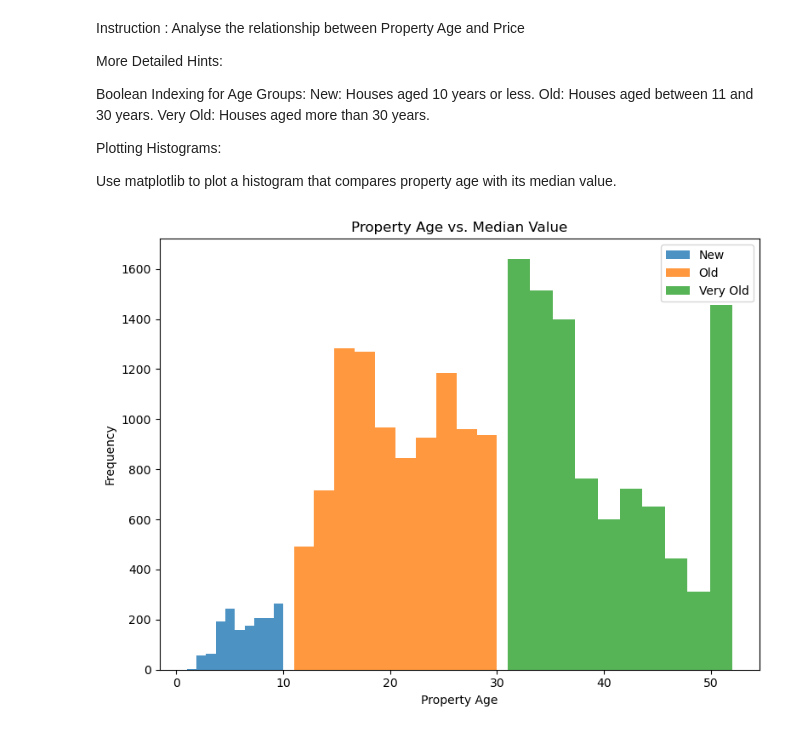
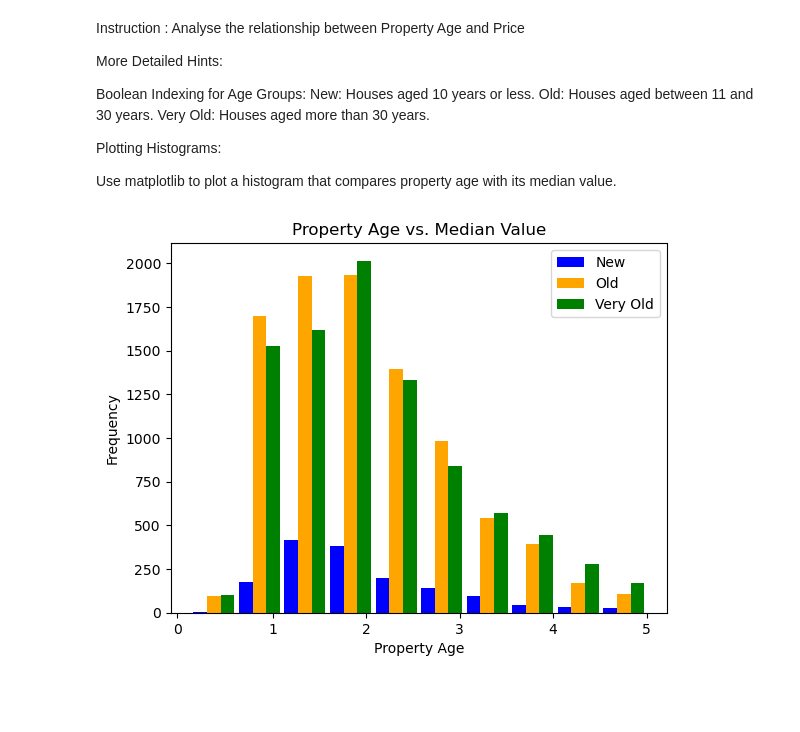
Before and after one commit to VarvaraKorableva/DI-BOOTCAMP_TTA8, a Jupyter notebook: week5/day4/CaliforniaHousing/CaliforniaHousing.ipynb, the cells around one changed output. Drawn from its saved outputs; the diff is of its cells as text; code cells hidden in the pictures; blank space fills up the shorter version.

```diff
--- a/week5/day4/CaliforniaHousing/CaliforniaHousing.ipynb
+++ b/week5/day4/CaliforniaHousing/CaliforniaHousing.ipynb
@@ -84,29 +84,35 @@ Very Old: Houses aged more than 30 years.
 Plotting Histograms:
 
 Use matplotlib to plot a histogram that compares property age with its median value.
-# %%
-data = fetch_california_housing()
-df = pd.DataFrame(data['data'], columns=data['feature_names'])
-df['Target'] = data['target']
-
-new_condition = df['HouseAge'] <= 10
-old_condition = (df['HouseAge'] >= 11) & (df['HouseAge'] <= 30)
-very_old_condition = df['HouseAge'] > 30
-
-plt.figure(figsize=(8, 6))
-
-plt.hist(df.loc[new_condition, 'HouseAge'], alpha=0.8, label=f'New')
-plt.hist(df.loc[old_condition, 'HouseAge'], alpha=0.8, label=f'Old')
-plt.hist(df.loc[very_old_condition, 'HouseAge'], alpha=0.8, label=f'Very Old')
-
-#age_price = encoded_categories.set_index(df['Target'].astype('int'))
-#age_price = age_price.groupby('Target').sum()
-
-plt.xlabel('Property Age')
-plt.ylabel('Frequency')
-plt.title('Property Age vs. Median Value')
-plt.legend()
-plt.tight_layout()
-plt.show()
-# %% [output]
-[figure, removed]
+# %%
+old_counts = []
+new_counts = []
+very_old_counts = []
+
+target_ranges = [(i * 0.5, (i + 1) * 0.5) for i in range(10)]
+
+for lower_bound, upper_bound in target_ranges:
+    filtered_df = df[(df['Target'] >= lower_bound) & (df['Target'] < upper_bound)]
+    old_counts.append(len(filtered_df[(filtered_df['HouseAge'] >= 11) & (filtered_df['HouseAge'] <= 30)]))
+    new_counts.append(len(filtered_df[filtered_df['HouseAge'] <= 10]))
+    very_old_counts.append(len(filtered_df[filtered_df['HouseAge'] > 30]))
+
+fig, ax = plt.subplots()
+
+x = np.arange(len(target_ranges))
+
+bar_width = 0.3
+
+plt.bar(x - bar_width, new_counts, bar_width, label='New', color='blue')
+plt.bar(x, old_counts, bar_width, label='Old', color='orange')
+plt.bar(x + bar_width, very_old_counts, bar_width, label='Very Old', color='green')
+
+ax.set_xlabel('Property Age')
+ax.set_ylabel('Frequency')
+ax.set_title('Property Age vs. Median Value')
+ax.set_xticks([-0.8, 1.3, 3.35, 5.4, 7.45, 9.5])
+ax.set_xticklabels(['0','1', '2', '3', '4', '5'])
+plt.legend()
+plt.show()
+# %% [output]
+[figure, added]
```
Also changed, not shown: parts of 4 cells of this notebook, 2 other files.
